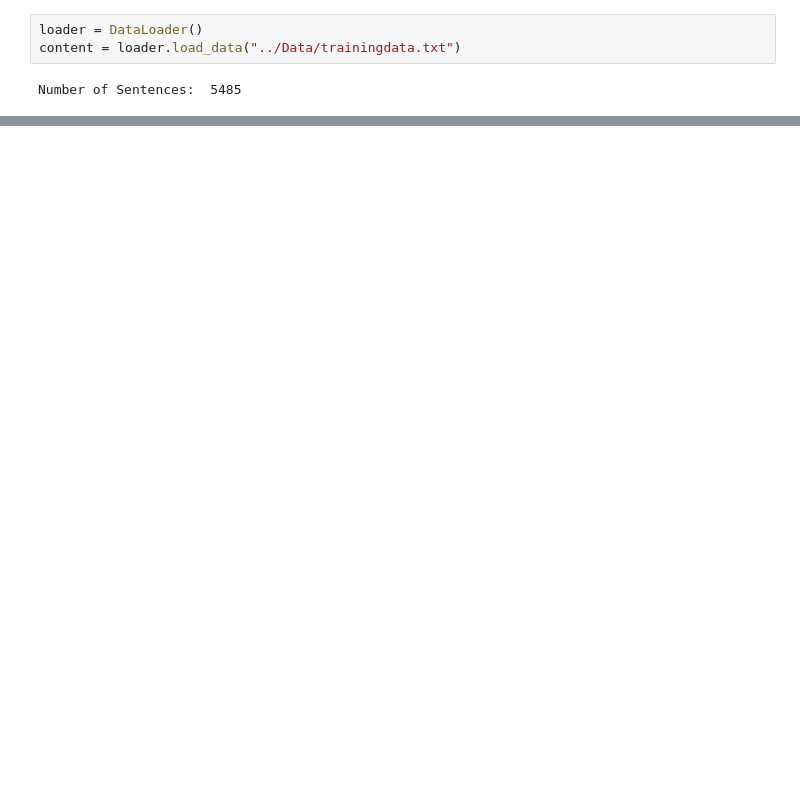
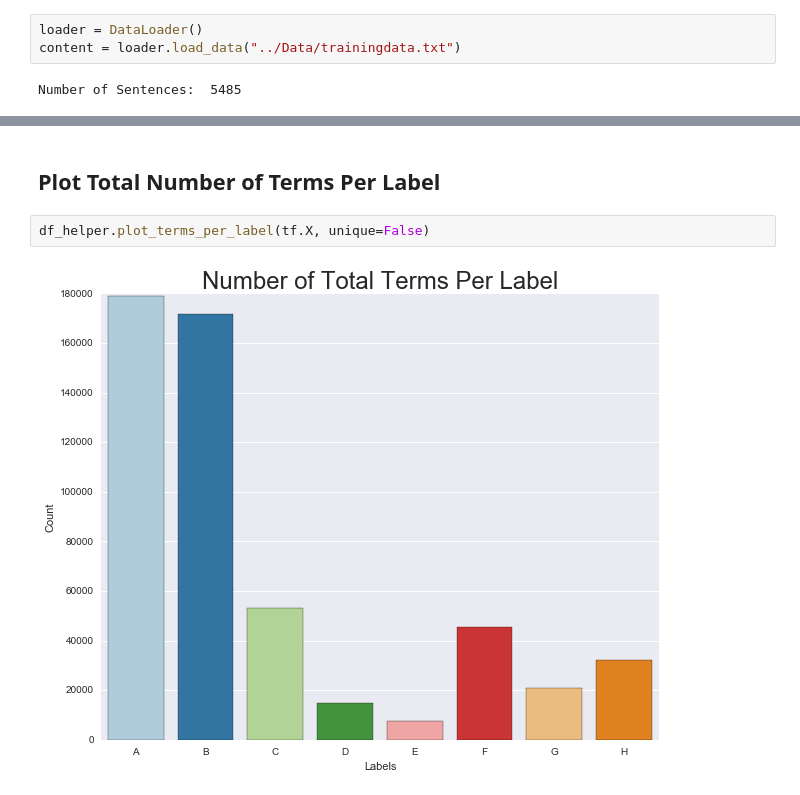
Before and after one commit to MarvinBertin/Text_Classification_ML_Exploration, a Jupyter notebook: 1-Label_Term_Summary_Statistics/Label_Term_Distribution.ipynb, the cells around one changed output, grey strips where cells are left out. Cells and saved outputs as stored; diff of their text form; blank space fills up the shorter version.

```diff
--- a/1-Label_Term_Summary_Statistics/Label_Term_Distribution.ipynb
+++ b/1-Label_Term_Summary_Statistics/Label_Term_Distribution.ipynb
@@ -88,0 +103,6 @@ for idx, label in enumerate(label_names):
+# %% [markdown]
+## Plot Total Number of Terms Per Label
+# %%
+df_helper.plot_terms_per_label(tf.X, unique=False)
+# %% [output]
+[figure, added]
```
Also changed, not shown: parts of 27 cells of this notebook, 3 other files.
